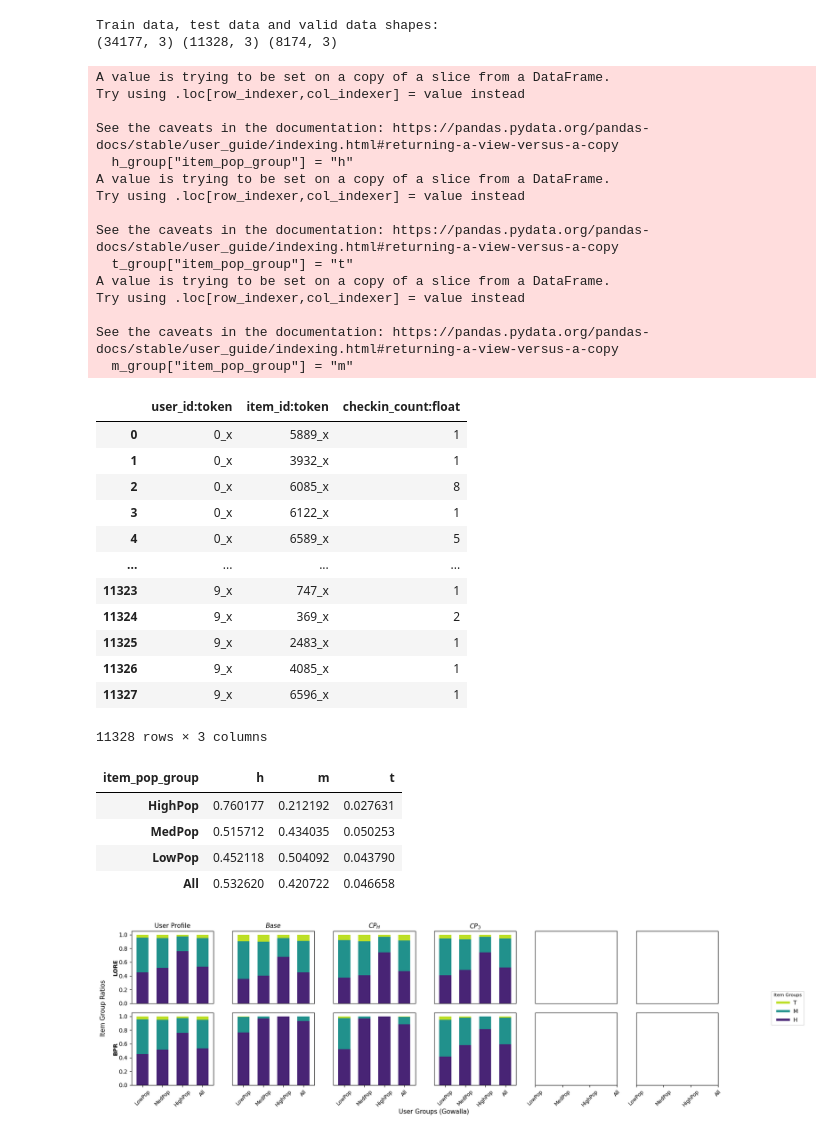
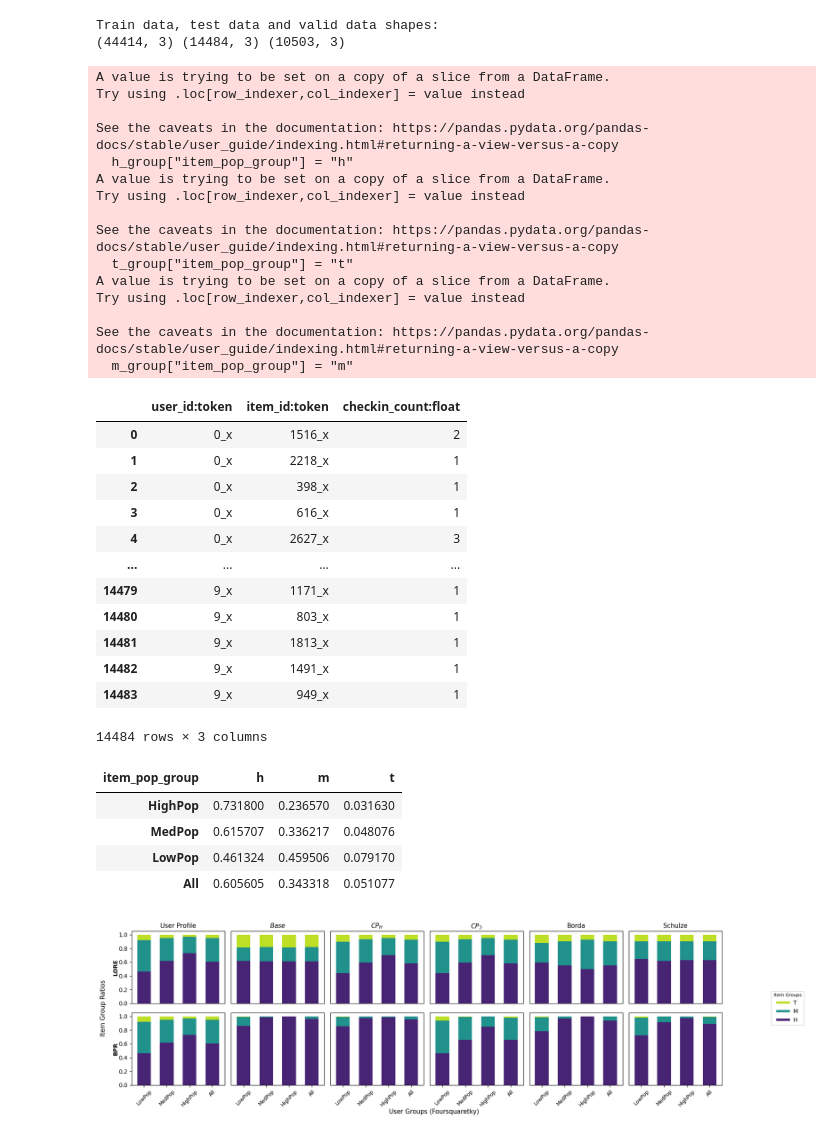
Before and after one commit to andreafooo/multistakeholder_poi, a Jupyter notebook: offline_evaluation.ipynb, the cells around one changed output. Saved outputs shown, nothing was run; the diff lists cells and outputs as text; code cells hidden in the pictures.

Commit message:
update results with social choice aggregation for foursquaretky

```diff
--- a/offline_evaluation.ipynb
+++ b/offline_evaluation.ipynb
@@ -12,7 +12,7 @@ from evaluation_metrics import ndcg, calculate_arp_poplift, evaluation_user_grou
 import pingouin as pg
 
 
-dataset = "gowalla" # perform for each dataset individually
+dataset = "foursquaretky" # perform for each dataset individually
 
 len(available_datasets) # make sure the available datasets are correct since this affects the Bonferroni correction of the t-tests
 # %% [output]
@@ -46,7 +46,7 @@ def create_model_directories(dataset, data, base_dir, recommendation_dirpart):
     Create output directories
     """
     model_directories = {}
-    methods = ["baseline", "cp", "cp_min_js"]
+    methods = ["baseline", "cp", "cp_min_js", "borda", "schulze"]
 
     def recommender_dir_combiner(dataset, modelpart, method):
         return os.path.join(base_dir, f"{dataset}_dataset", recommendation_dirpart, modelpart, method, "top_k_recommendations.json")
@@ -182,7 +170,7 @@ train_data, test_data, user_groups, item_popularity, upts = open_ground_truth_us
 user_groups["All"] = user_groups["HighPop"] + user_groups["MedPop"] + user_groups["LowPop"]
 # %% [output]
 Train data, test data and valid data shapes:
-(34177, 3) (11328, 3) (8174, 3)
+(44414, 3) (14484, 3) (10503, 3)
 A value is trying to be set on a copy of a slice from a DataFrame.
 Try using .loc[row_indexer,col_indexer] = value instead
 
@@ -202,18 +190,18 @@ See the caveats in the documentation: https://pandas.pydata.org/pandas-docs/stab
 test_data
 # %% [output]
 |  | user_id:token | item_id:token | checkin_count:float |
-| 0 | 0_x | 5889_x | 1 |
-| 1 | 0_x | 3932_x | 1 |
-| 2 | 0_x | 6085_x | 8 |
-| 3 | 0_x | 6122_x | 1 |
-| 4 | 0_x | 6589_x | 5 |
+| 0 | 0_x | 1516_x | 2 |
+| 1 | 0_x | 2218_x | 1 |
+| 2 | 0_x | 398_x | 1 |
+| 3 | 0_x | 616_x | 1 |
+| 4 | 0_x | 2627_x | 3 |
 | ... | ... | ... | ... |
-| 11323 | 9_x | 747_x | 1 |
-| 11324 | 9_x | 369_x | 2 |
-| 11325 | 9_x | 2483_x | 1 |
-| 11326 | 9_x | 4085_x | 1 |
-| 11327 | 9_x | 6596_x | 1 |
+| 14479 | 9_x | 1171_x | 1 |
+| 14480 | 9_x | 803_x | 1 |
+| 14481 | 9_x | 1813_x | 1 |
+| 14482 | 9_x | 1491_x | 1 |
+| 14483 | 9_x | 949_x | 1 |
-11328 rows × 3 columns
+14484 rows × 3 columns
 # %%
 def create_pop_distributions(data):
     """Create a DataFrame with the distribution of item popularity for different user groups."""
@@ -232,10 +220,10 @@ ground_truth_distr = create_pop_distributions(train_data)
 ground_truth_distr
 # %% [output]
 | item_pop_group | h | m | t |
-| HighPop | 0.760177 | 0.212192 | 0.027631 |
-| MedPop | 0.515712 | 0.434035 | 0.050253 |
-| LowPop | 0.452118 | 0.504092 | 0.043790 |
-| All | 0.532620 | 0.420722 | 0.046658 |
+| HighPop | 0.731800 | 0.236570 | 0.031630 |
+| MedPop | 0.615707 | 0.336217 | 0.048076 |
+| LowPop | 0.461324 | 0.459506 | 0.079170 |
+| All | 0.605605 | 0.343318 | 0.051077 |
 # %%
 def preprocess_distr(distr_df):
     """Preprocess the distribution DataFrame for plotting."""
@@ -316,7 +304,7 @@ def calculate_t_test_between_user_groups(group_scores):
 # %%
 """ Looping through the models and methods to plot the popularity distribution """
 fig, axs = plt.subplots(2, 6, figsize=(16, 5.5))  # 3 models x 4 methods
-method_names_for_title = ["$Base$", "$CP_H$", "$CP_\Im$", "Borda", "Plurality"]
+method_names_for_title = ["$Base$", "$CP_H$", "$CP_\Im$", "Borda", "Schulze"]
 
 # model_dirs_plot = copy.deepcopy(model_dirs)
 filtered_models = [
@@ -351,34 +339,34 @@ for i, (model_name, methods) in enumerate(filtered_models):
                     axs[i, k].set_xlabel("User Groups")
     else:
         for k in range(6):
             axs[i, k].set_xlabel("")
 
 for ax in axs[-1, :]:
     ax.set_xticks(range(4))
     ax.set_xticklabels(["LowPop", "MedPop", "HighPop", "All"], rotation=45, fontsize=9)
 
 for row in axs[:-1, :]:
     for ax in row:
         ax.set_xticks([])
 
 for row in axs:
     for ax in row[1:]:
         ax.set_yticks([])
 
 
 fig.text(0.55, 0.03, f"User Groups ({dataset.capitalize()})", ha="center", fontsize=11)
 fig.text(0.04, 0.5, "Item Group Ratios", va="center", rotation="vertical", fontsize=11)
 
 handles = [plt.Line2D([0], [0], color=color, lw=4) for color in plt.cm.viridis([0.9, 0.5, 0.1])]
 labels = ["T", "M", "H"]
 
 
 fig.legend(handles, labels, title="Item Groups", loc="center right", bbox_to_anchor=(1.12, 0.5), ncol=1, title_fontsize=8)
 #fig.suptitle(f"Popularity Distribution for {dataset.capitalize()} Dataset", fontsize=12, weight="bold", y=0.87, x=0.57)
 plt.tight_layout(rect=[0.05, 0.03, 1, 0.91])
 # plt.savefig(os.path.join(BASE_DIR, f"{dataset}_dataset", "plots", "popularity_distribution_paper.png"), bbox_inches="tight")
 # %% [output]
-[figure, old version]
+[figure, new version]
 # %%
 """ Looping through the models and methods to store and process the results """
 group_scores_ndcg = {}
```
Also changed, not shown: parts of 25 cells of this notebook, 10 other files.
